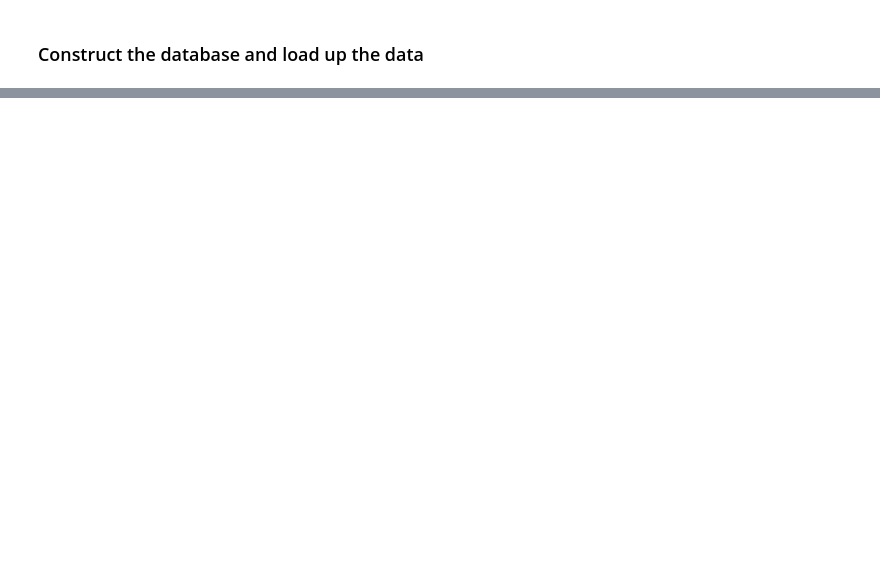
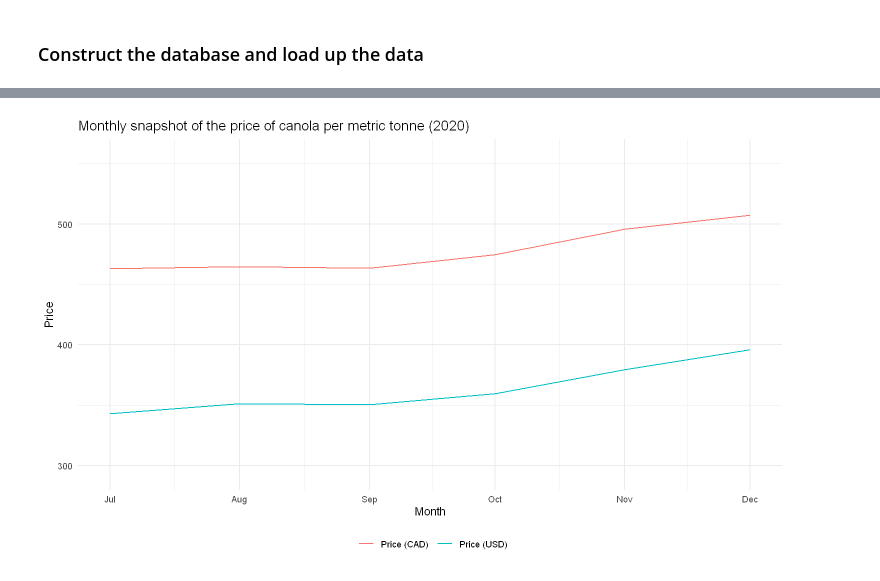
Before and after one commit to tros01/ibm_data_analyst, a Jupyter notebook: r_m6_annual_crop_data-final_project.ipynb, the cells around one changed output, grey strips where cells are left out. Cells and saved outputs as stored; diff of their text form; code cells hidden in the pictures; blank space fills up the shorter version.

```diff
--- a/r_m6_annual_crop_data-final_project.ipynb
+++ b/r_m6_annual_crop_data-final_project.ipynb
@@ -33,3 +64,6 @@ dfx_path <- r"(https://cf-courses-data.s3.us.cloud-object-storage.appdomain.clou
 
 # Monthly FX Data
 mfx_path <- r"(https://cf-courses-data.s3.us.cloud-object-storage.appdomain.cloud/IBM-RP0203EN-SkillsNetwork/labs/Final%20Project/Monthly_FX.csv)"
+# %%
+# Establish an RSQLite connection
+c <- dbConnect(SQLite(), "data/FinalDB_final_project.sqlite")
@@ -52,0 +445,10 @@ for (path in names(path_dic)) {
+# %%
+# Plot the series
+a <- a |>
+    pivot_longer(
+        cols = starts_with("price"),
+        names_to = "var",
+        values_to = "val"
+    ) |>
+    mutate(date = ymd(date))
+a
@@ -52,0 +471,27 @@ for (path in names(path_dic)) {
+# %%
+ggplot(a, aes(x = date, y = val, color = var)) +
+    geom_line() +
+    labs(
+        title = paste0(
+            "Monthly snapshot of the price of canola per metric tonne (",
+            #month(min(a$date), label = TRUE), "-", month(max(a$date), label = TRUE), ", ",
+            year(min(a$date)), ")"
+            ),
+        x = "Month",
+        y = "Price",
+        color = ""
+    ) +
+    scale_y_continuous(
+        limits = c(min(a$val) - 50, max(a$val) + 50)
+    ) +
+    scale_color_discrete(
+        labels = c("Price (CAD)", "Price (USD)")
+    ) +
+    theme_minimal() +
+    theme(
+        legend.position = "bottom",
+        legend.direction = "horizontal"
+    ) +
+    guides(color = guide_legend(nrow = 1))
+# %% [output]
+[figure, added]
```
Also changed, not shown: parts of 29 cells of this notebook.
